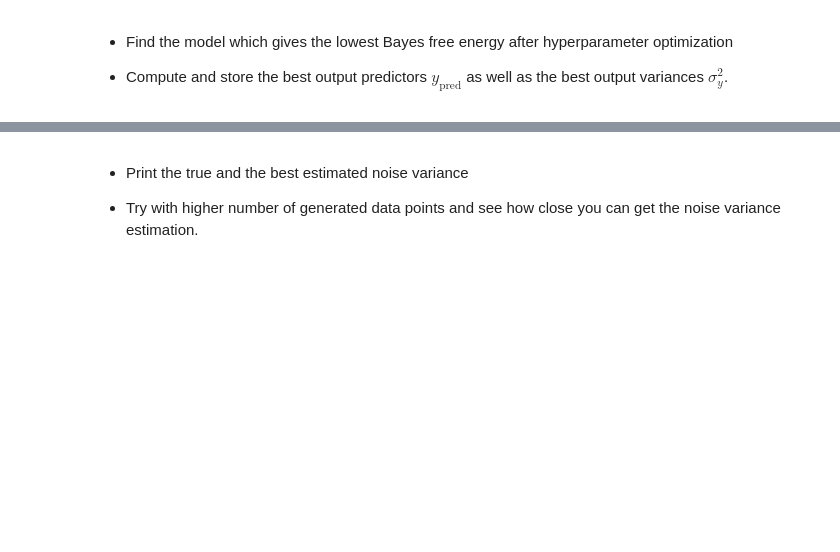
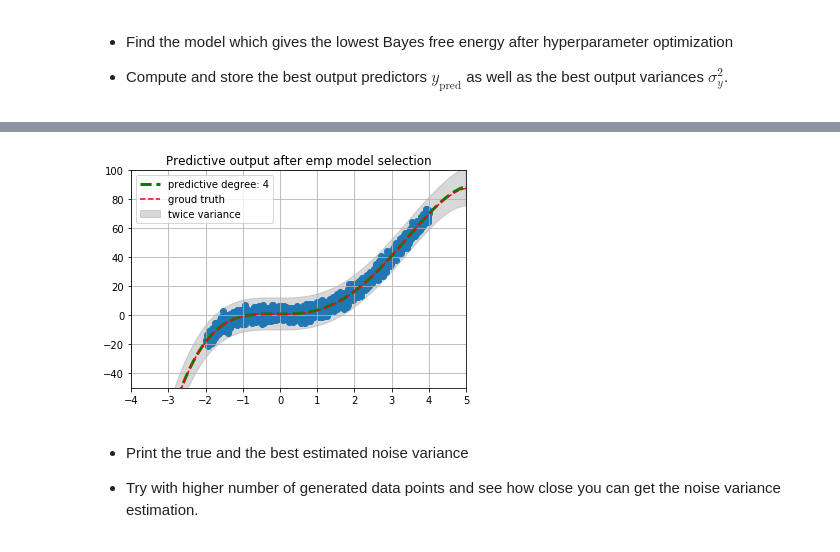
Before and after one commit to toristvan/BAP, a Jupyter notebook: HW2_new/BAP_HW_2.ipynb, the cells around one changed output, grey strips where cells are left out. Saved outputs shown, nothing was run; the diff lists cells and outputs as text; code cells hidden in the pictures; blank space fills up the shorter version.

```diff
--- a/HW2_new/BAP_HW_2.ipynb
+++ b/HW2_new/BAP_HW_2.ipynb
@@ -601,6 +646,8 @@ _=plt.legend()
 * Compute and store the best output predictors $y_{\text{pred}}$ as well as the best output variances $\sigma^2_{y}$.
 # %%
 #YOUR CODE HERE
+best_blr = models[min_idx]
+best_y_pred, best_sigma2_y = best_blr.predict(Z)
 # %% [markdown]
 * Depict the best predicted values as well as the twice best variance region from the model giving the lowest free energy.
 
@@ -609,12 +656,19 @@ Your plot should look like:
 <img src='pred1.png' widht='400'>
 # %%
 #YOUR CODE HERE
+plt.plot(Z, best_y_pred,'--', c='g',linewidth=3, label=f'predictive degree: {min_degree}')
+plt.fill_between(Z,best_y_pred - 2*best_sigma2_y, best_y_pred + 2*best_sigma2_y, color='grey', alpha=.3 , label='twice variance')
+plt.scatter(X, y)
+plt.plot(Z,f_truth,'r--', label='groud truth')
+#plt.plot(X, y_hat, 'g--')
 
 plt.ylim(-50,100)
 plt.xlim(-4,5)
 plt.grid()
 plt.title('Predictive output after emp model selection')
 _=plt.legend()
+# %% [output]
+[figure, added]
 # %% [markdown]
 * Print the true and the best estimated noise variance
 
```
Also changed, not shown: parts of 21 cells of this notebook.
